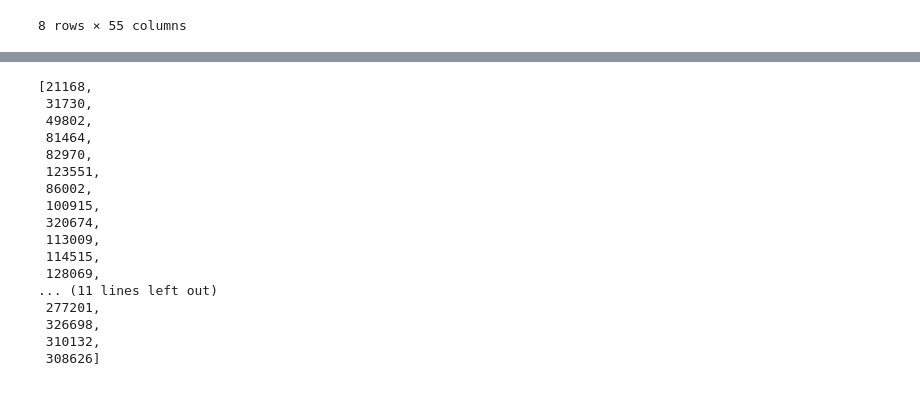
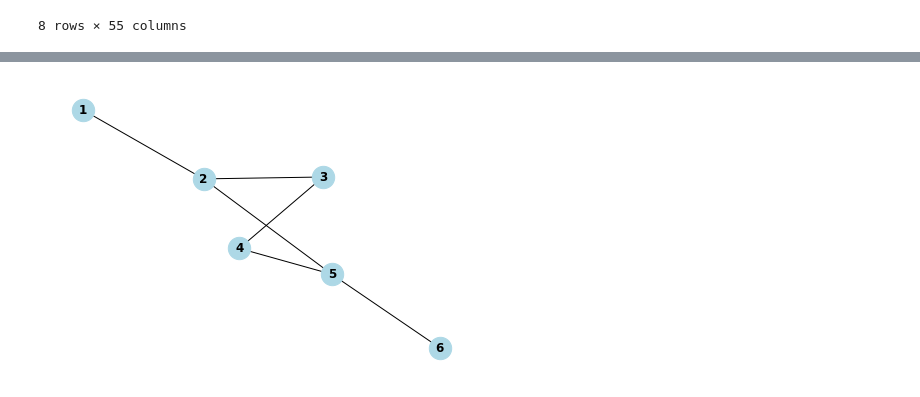
Before and after one commit to Adiklafa/Matprog, a Jupyter notebook: roxi.ipynb, the cells around one changed output, grey strips where cells are left out. Saved outputs shown, nothing was run; the diff lists cells and outputs as text; code cells hidden in the pictures.

```diff
--- a/roxi.ipynb
+++ b/roxi.ipynb
@@ -127,25 +121,0 @@ plt.show()
-# %%
-
-last_occured=[]
-for country in eu_members:
-    last_occurrence_index = Europe[Europe['iso_code'] == country].index[-1]
-    last_occured.append(last_occurrence_index)
-last_occured
-# %% [output]
-[21168,
- 31730,
- 49802,
- 81464,
- 82970,
- 123551,
- 86002,
- 100915,
- 320674,
- 113009,
- 114515,
- 128069,
-... (11 lines left out)
- 277201,
- 326698,
- 310132,
- 308626]
@@ -151,0 +169,28 @@ last_occured
+# %%
+import networkx as nx
+import matplotlib.pyplot as plt
+
+# Create two sample graphs
+G1 = nx.Graph()
+G2 = nx.Graph()
+
+# Add nodes and edges to the sample graphs
+G1.add_edges_from([(1, 2), (2, 3)])
+G2.add_edges_from([(4, 5), (5, 6)])
+
+# Compose the graphs
+composed_graph = nx.compose(G1, G2)
+
+# Add additional edges between the components
+composed_graph.add_edge(3, 4)
+composed_graph.add_edge(2, 5)
+
+# Draw the composed graph
+pos = nx.spring_layout(composed_graph)
+nx.draw(composed_graph, pos, with_labels=True, node_size=500, node_color="lightblue", font_size=12, font_weight='bold')
+#nx.draw(G1)
+#nx.draw(G2)
+# Show the plot
+plt.show()
+# %% [output]
+[figure, added]
```
Also changed, not shown: parts of 7 cells of this notebook, 9 other files.
